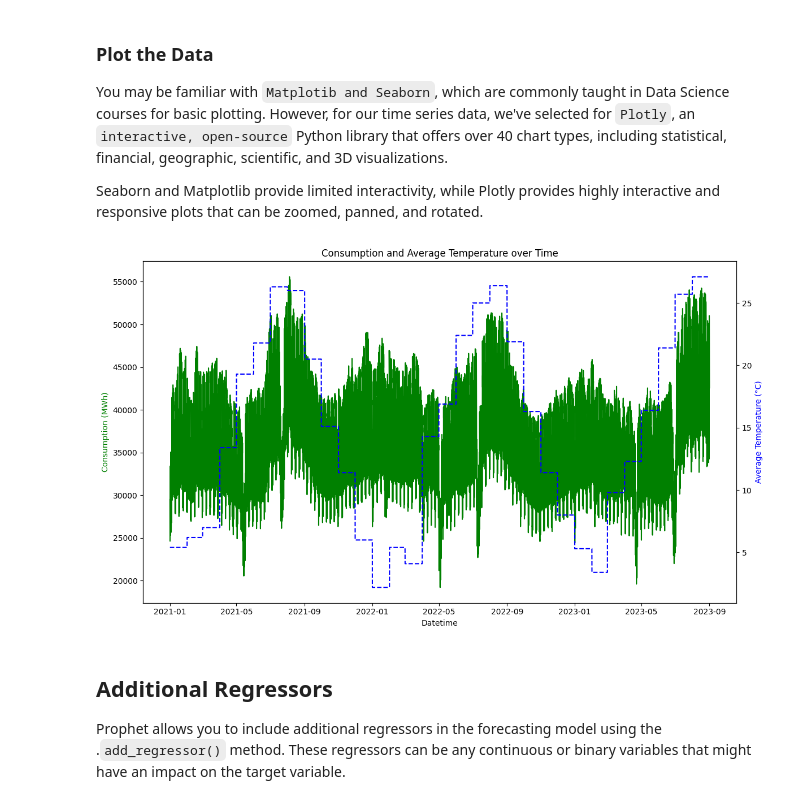
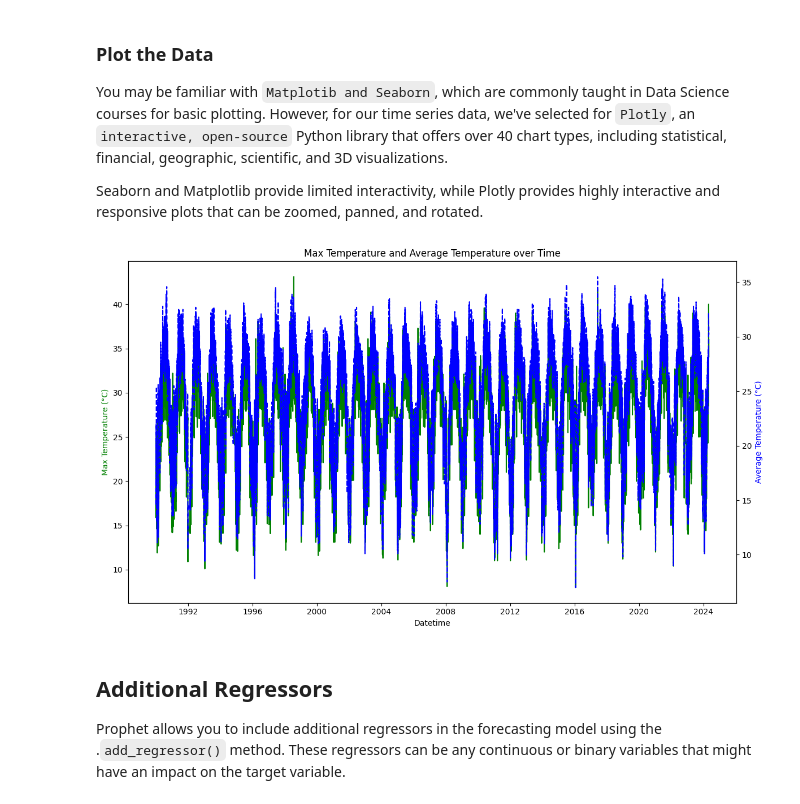
Before and after one commit to 22022658NguyenTienKhoi/13-Weather-Forecast, a Jupyter notebook: notebook.ipynb, the cells around one changed output. Saved outputs shown, nothing was run; the diff lists cells and outputs as text; code cells hidden in the pictures.

````diff
--- a/notebook.ipynb
+++ b/notebook.ipynb
@@ -85,0 +105,2 @@ consumption_data.drop(columns=['Date', 'Hour'], inplace=True)
+# %%
+data.set_index('datetime', inplace = True)
@@ -93,7 +131,9 @@
 The column containing the consumption values must be named ```y```.
 # %%
 # Rename columns to 'ds' and 'y'
-consumption_data.columns = ['y', 'ds']
+data["y"] = data.shift(-1)['tempmax']
+data = data.ffill()
+data['ds'] = data.index
 # %% [markdown]
 ### Splitting Data into Training and Test Sets
 
@@ -274,15 +260,12 @@
-# %%
-# Merging the datasets on 'YearMonth'
-data = pd.merge(consumption_data, temperature_data, on='YearMonth', how='left')
 # %%
 # Dropping the unnecessary columns
-data.drop(columns=['Date', 'YearMonth'], inplace=True)
+#data.drop(columns=['Date', 'YearMonth'], inplace=True)
 
 # Rename columns to 'ds' and 'y'
-data.columns = ['y', 'ds', 'avgtemp']
+#data.columns = ['y', 'ds', 'avgtemp']
 
 # Prepare the holidays dataframe for Prophet
-special_events_data.columns = ['ds', 'holiday']
+#special_events_data.columns = ['ds', 'holiday']
 
 # Split data into train and test sets
 train_size = int(len(data) * 0.8)  # 80% for training, adjust as needed
@@ -307,30 +280,30 @@ Seaborn and Matplotlib provide limited interactivity, while Plotly provides high
 # %%
 # Convert the 'ds' column to datetime format for plotting
 data['ds'] = pd.to_datetime(data['ds'])
 
 # Plotting
 fig, ax1 = plt.subplots(figsize=(12, 7))
 
 # Twin the axes for two different y-axes
 ax2 = ax1.twinx()
 
 # Plot data
-ax1.plot(data['ds'], data['y'], color='g', label='Consumption (y)')
-ax2.plot(data['ds'], data['avgtemp'], color='b', linestyle='--', label='Average Temperature (avgtemp)')
+ax1.plot(data['ds'], data['tempmax'], color='g', label='Tempmax (y)')
+ax2.plot(data['ds'], data['temp'], color='b', linestyle='--', label='Average Temperature (avgtemp)')
 
 # Set the y axis labels
-ax1.set_ylabel('Consumption (MWh)', color='g')
+ax1.set_ylabel('Max Temperature (°C)', color='g')
 ax2.set_ylabel('Average Temperature (°C)', color='b')
 
 # Set title and x-axis label
-ax1.set_title('Consumption and Average Temperature over Time')
+ax1.set_title('Max Temperature and Average Temperature over Time')
 ax1.set_xlabel('Datetime')
 
 # Display the plot
 plt.tight_layout()
 plt.show()
 # %% [output]
-[figure, old version]
+[figure, new version]
 # %% [markdown]
 ## Additional Regressors
 
````
Also changed, not shown: parts of 43 cells of this notebook.
